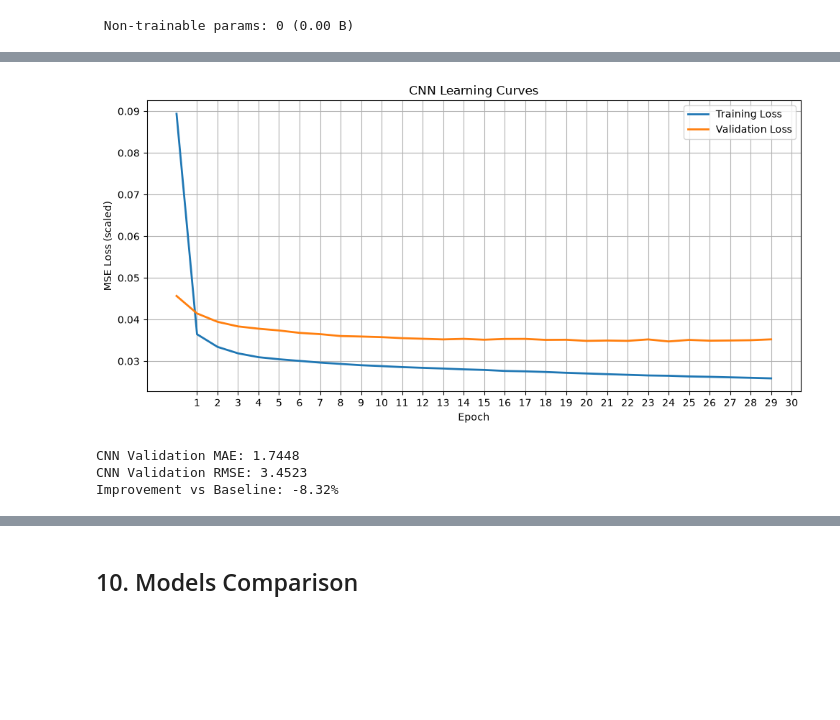
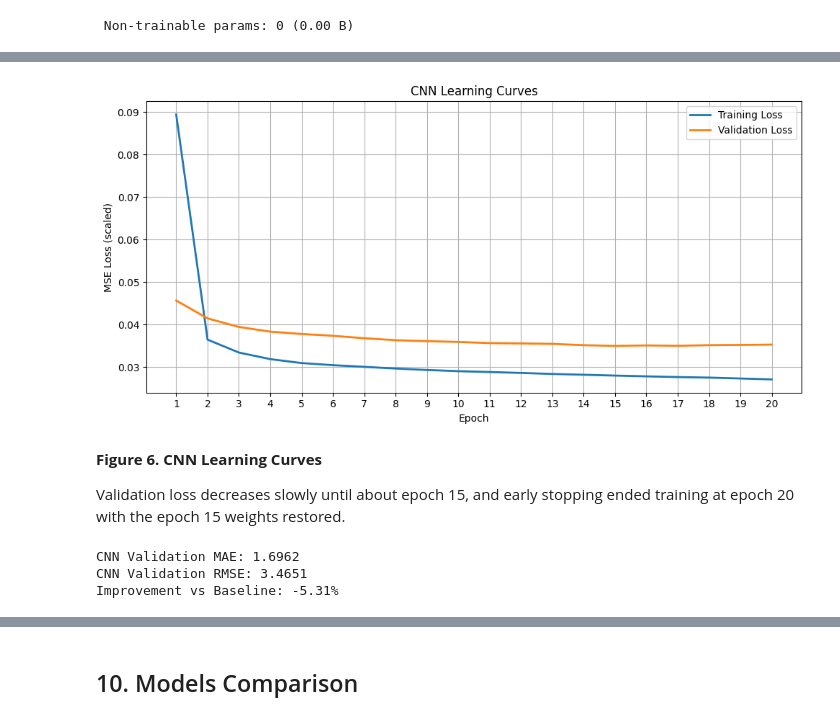
Before and after one commit to qchen534/AISE4010-Project, a Jupyter notebook: AISE4010_Project_Group#3.ipynb, the cells around one changed output, grey strips where cells are left out. Saved outputs shown, nothing was run; the diff lists cells and outputs as text; code cells hidden in the pictures; blank space fills up the shorter version.

```diff
--- a/AISE4010_Project_Group#3.ipynb
+++ b/AISE4010_Project_Group#3.ipynb
@@ -478,11 +642,23 @@ import tensorflow as tf
 from tensorflow.keras import Sequential, Input
 from tensorflow.keras.layers import Dense
 from tensorflow.keras.optimizers import Adam
-from tensorflow.keras.callbacks import EarlyStopping
+from tensorflow.keras.callbacks import (
+    EarlyStopping, ModelCheckpoint, CSVLogger
+)
 import time
 
 SEED = 42
 tf.keras.utils.set_random_seed(SEED)
+
+# Make re-runs reproduce the same results
+tf.config.experimental.enable_op_determinism()
+
+# Saved models and training logs
+CHECKPOINT_DIR = Path("checkpoints")
+LOG_DIR = Path("logs")
+
+CHECKPOINT_DIR.mkdir(exist_ok=True)
+(LOG_DIR / "grid_search").mkdir(parents=True, exist_ok=True)
 
 X_train_mlp = X_train.reshape(len(X_train), LOOKBACK)
 X_val_mlp = X_val.reshape(len(X_val), LOOKBACK)
@@ -682,7 +871,15 @@ cnn_history = cnn.fit(
     epochs=60,
     batch_size=32,
     shuffle=False,
-    callbacks=[cnn_early_stop],
+    callbacks=[
+        cnn_early_stop,
+        ModelCheckpoint(
+            CHECKPOINT_DIR / "cnn_best.keras",
+            monitor="val_loss",
+            save_best_only=True
+        ),
+        CSVLogger(LOG_DIR / "cnn_history.csv")
+    ],
     verbose=1
 )
 
@@ -711,34 +911,40 @@ Epoch 30/60
 plt.style.use("default")
 
 plt.figure(figsize=(10, 5))
 
 plt.plot(
+    range(1, len(cnn_history.history["loss"]) + 1),
     cnn_history.history["loss"],
     label="Training Loss",
     linewidth=2
 )
 
 plt.plot(
+    range(1, len(cnn_history.history["val_loss"]) + 1),
     cnn_history.history["val_loss"],
     label="Validation Loss",
     linewidth=2
 )
 
 plt.title("CNN Learning Curves")
 plt.xlabel("Epoch")
 plt.ylabel("MSE Loss (scaled)")
 
 plt.xticks(
     range(1, len(cnn_history.history["loss"]) + 1),
     labels=range(1, len(cnn_history.history["loss"]) + 1)
 )
 
 plt.legend()
 plt.grid(True)
 plt.tight_layout()
 plt.show()
 # %% [output]
-[figure, old version]
+[figure, new version]
+# %% [markdown]
+**Figure 6. CNN Learning Curves**
+
+Validation loss decreases slowly until about epoch 15, and early stopping ended training at epoch 20 with the epoch 15 weights restored.
 # %%
 # CNN validation evaluation
 
@@ -764,9 +970,9 @@ print(f"CNN Validation MAE: {cnn_mae:.4f}")
 print(f"CNN Validation RMSE: {cnn_rmse:.4f}")
 print(f"Improvement vs Baseline: {cnn_improvement:.2f}%")
 # %% [output]
-CNN Validation MAE: 1.7448
-CNN Validation RMSE: 3.4523
-Improvement vs Baseline: -8.32%
+CNN Validation MAE: 1.6962
+CNN Validation RMSE: 3.4651
+Improvement vs Baseline: -5.31%
 # %%
 # Protocol check
 
```
Also changed, not shown: parts of 31 cells of this notebook, 15 other files.
